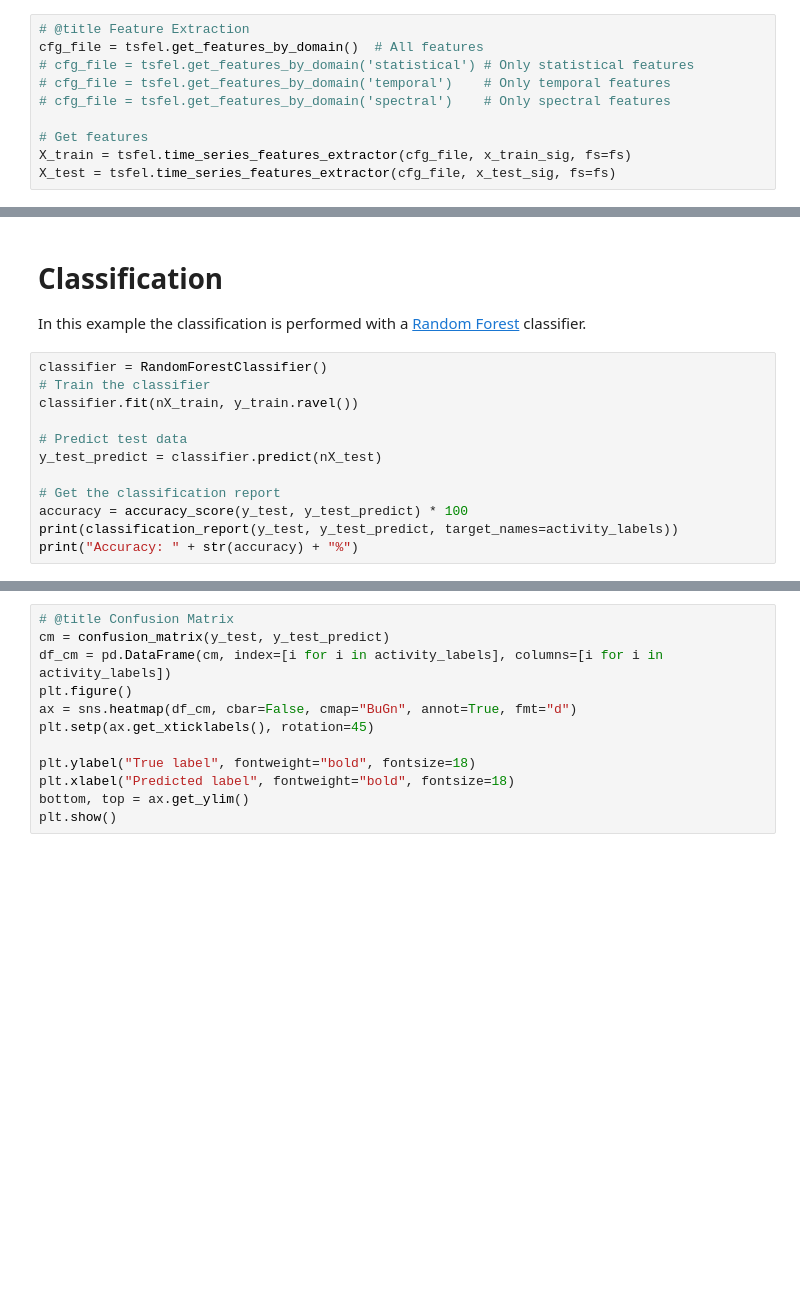
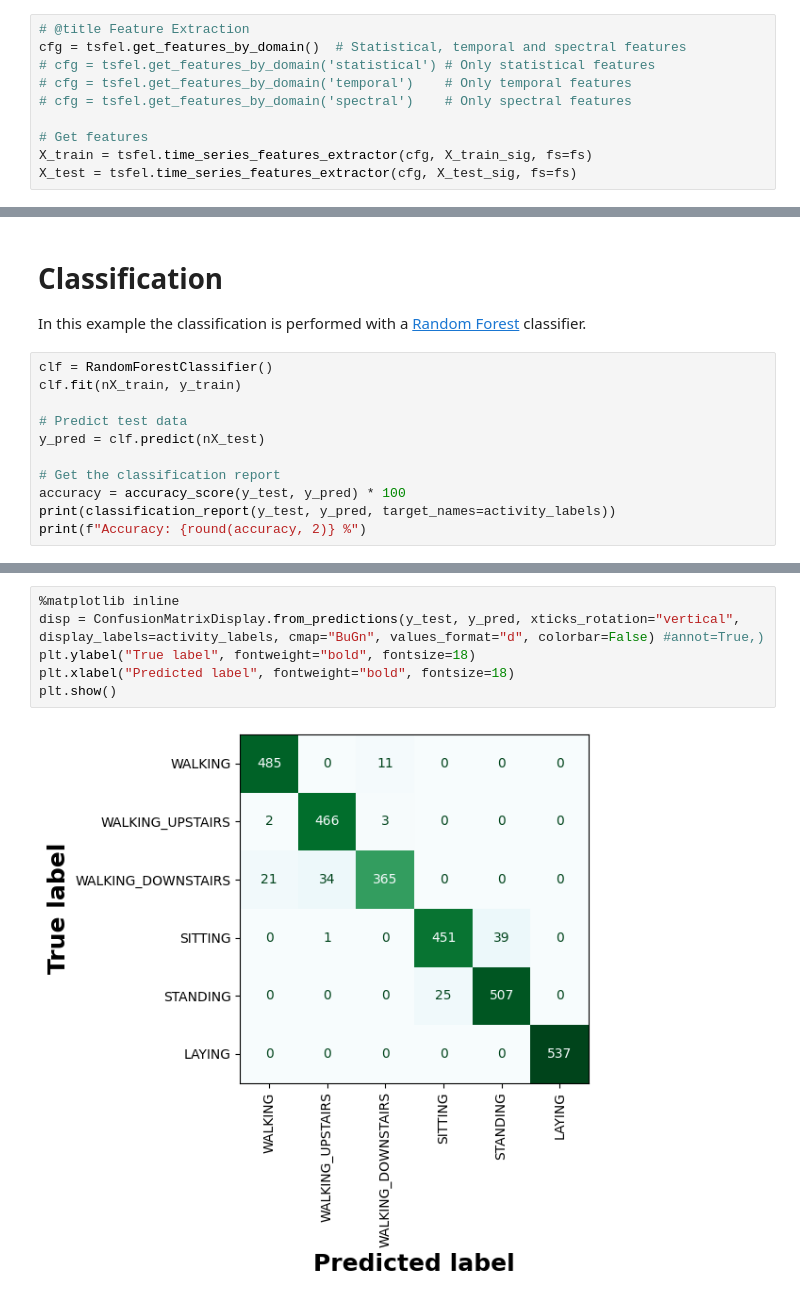
Before and after one commit to fraunhoferportugal/tsfel, a Jupyter notebook: notebooks/TSFEL_HAR_Example.ipynb, the cells around one changed output, grey strips where cells are left out. Drawn from its saved outputs; the diff is of its cells as text; blank space fills up the shorter version.

```diff
--- a/notebooks/TSFEL_HAR_Example.ipynb
+++ b/notebooks/TSFEL_HAR_Example.ipynb
@@ -94,10 +50,10 @@ Through **Feature Extraction** methodologies, the data is translated into a feat
 # %%
 # @title Feature Extraction
-cfg_file = tsfel.get_features_by_domain()  # All features
-# cfg_file = tsfel.get_features_by_domain('statistical') # Only statistical features
-# cfg_file = tsfel.get_features_by_domain('temporal')    # Only temporal features
-# cfg_file = tsfel.get_features_by_domain('spectral')    # Only spectral features
+cfg = tsfel.get_features_by_domain()  # Statistical, temporal and spectral features
+# cfg = tsfel.get_features_by_domain('statistical') # Only statistical features
+# cfg = tsfel.get_features_by_domain('temporal')    # Only temporal features
+# cfg = tsfel.get_features_by_domain('spectral')    # Only spectral features
 
 # Get features
-X_train = tsfel.time_series_features_extractor(cfg_file, x_train_sig, fs=fs)
-X_test = tsfel.time_series_features_extractor(cfg_file, x_test_sig, fs=fs)
+X_train = tsfel.time_series_features_extractor(cfg, X_train_sig, fs=fs)
+X_test = tsfel.time_series_features_extractor(cfg, X_test_sig, fs=fs)
@@ -124,14 +85,13 @@ nX_test = scaler.transform(X_test)
 
 In this example the classification is performed with a [Random Forest](https://scikit-learn.org/stable/modules/generated/sklearn.ensemble.RandomForestClassifier.html) classifier.
 # %%
-classifier = RandomForestClassifier()
-# Train the classifier
-classifier.fit(nX_train, y_train.ravel())
+clf = RandomForestClassifier()
+clf.fit(nX_train, y_train)
 
 # Predict test data
-y_test_predict = classifier.predict(nX_test)
+y_pred = clf.predict(nX_test)
 
 # Get the classification report
-accuracy = accuracy_score(y_test, y_test_predict) * 100
-print(classification_report(y_test, y_test_predict, target_names=activity_labels))
-print("Accuracy: " + str(accuracy) + "%")
+accuracy = accuracy_score(y_test, y_pred) * 100
+print(classification_report(y_test, y_pred, target_names=activity_labels))
+print(f"Accuracy: {round(accuracy, 2)} %")
@@ -138,12 +113,8 @@ print("Accuracy: " + str(accuracy) + "%")
 # %%
-# @title Confusion Matrix
-cm = confusion_matrix(y_test, y_test_predict)
-df_cm = pd.DataFrame(cm, index=[i for i in activity_labels], columns=[i for i in activity_labels])
-plt.figure()
-ax = sns.heatmap(df_cm, cbar=False, cmap="BuGn", annot=True, fmt="d")
-plt.setp(ax.get_xticklabels(), rotation=45)
-
+%matplotlib inline
+disp = ConfusionMatrixDisplay.from_predictions(y_test, y_pred, xticks_rotation="vertical", display_labels=activity_labels, cmap="BuGn", values_format="d", colorbar=False) #annot=True,)
 plt.ylabel("True label", fontweight="bold", fontsize=18)
 plt.xlabel("Predicted label", fontweight="bold", fontsize=18)
-bottom, top = ax.get_ylim()
 plt.show()
+# %% [output]
+[figure, added]
```
Also changed, not shown: parts of 16 cells of this notebook, 2 other files.
